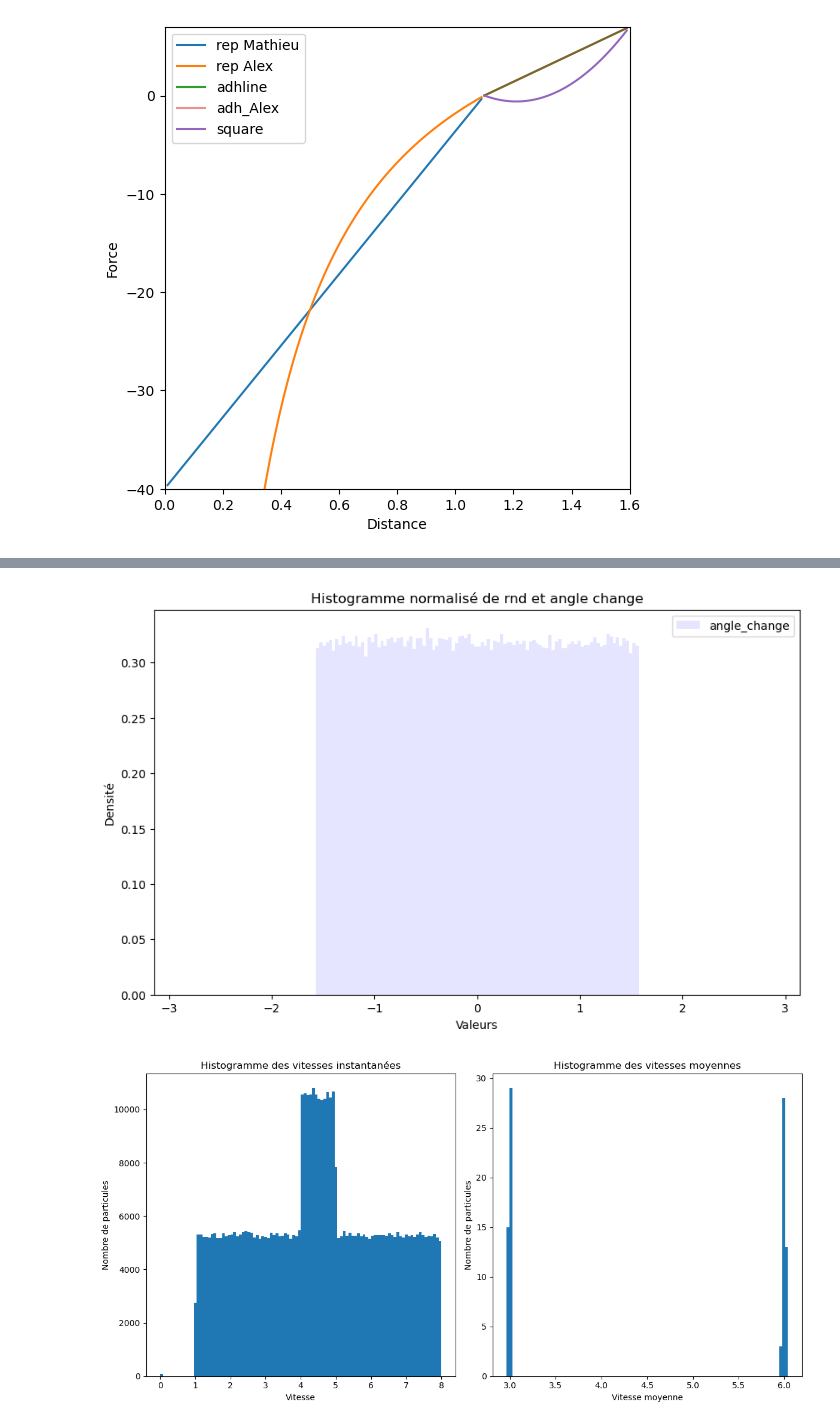
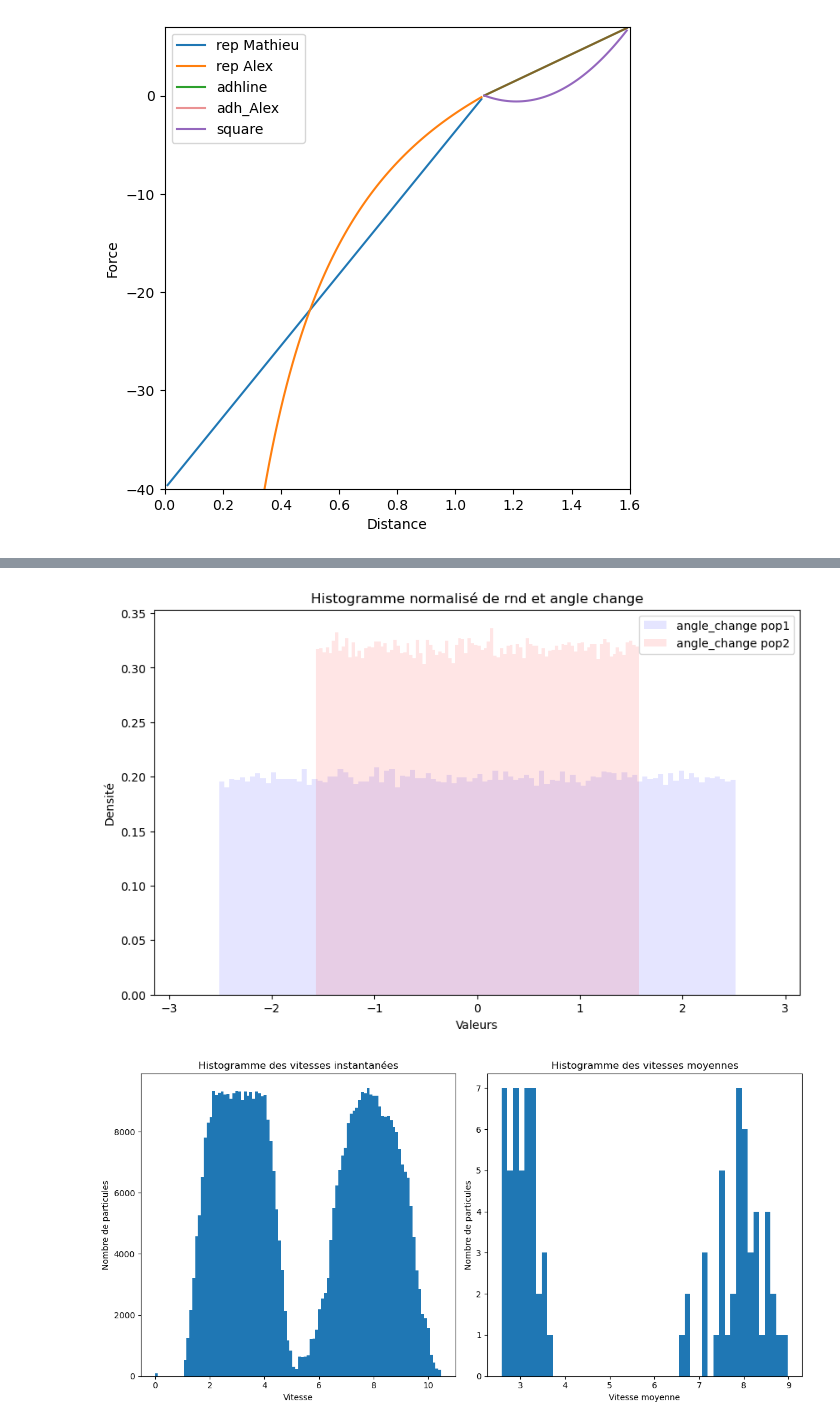
Before and after one commit to Alex-code-lab/particle_model, a Jupyter notebook: Modèle_Simu_particules_num_part.ipynb, the cells around one changed output, grey strips where cells are left out. Cells and saved outputs as stored; diff of their text form; code cells hidden in the pictures.

```diff
--- a/Modèle_Simu_particules_num_part.ipynb
+++ b/Modèle_Simu_particules_num_part.ipynb
@@ -248,11 +263,7 @@ R_0 = 1.6 # 16  # interaction radius in um
 MIN_DISTANCE_INIT = R_EQ
 
 # factor simulation
-NOISE = 5 #10 # noise intensity
-FLUCTUATION_FACTOR = 4 #4
-TAU = 5 # 5 # characteristic time for the polarization to align in the scattering direction defined by v=dr/dt = time
-PERSISTENCE_POP1 = 0 #0.1
-PERSISTENCE_POP2 = 0 #0.4
+FLUCTUATION_FACTOR = 3 #4
 
 # Cells definition
 PACKING_FRACTION = 0.00002
@@ -261,7 +272,16 @@ N_CELLS = int((PACKING_FRACTION*SPACE_SIZE**2)/
 # N = 2000
 print(N_CELLS, "cells")
 velocity_magnitude_pop1 = 3 #um/min
-velocity_magnitude_pop2 = 6 # um/min
+ECART_TYPE_POP1 = 0.3
+NOISE_POP_1 = 8 # noise intensity on the angle at each step
+TAU_POP_1 = 5 # characteristic time for the polarization to align in the scattering direction defined by v=dr/dt = time
+PERSISTENCE_POP1 = 0 #0.1
+
+velocity_magnitude_pop2 = 8 # um/min
+ECART_TYPE_POP2 = 0.5
+NOISE_POP_2 = 5
+TAU_POP_2 = 5
+PERSISTENCE_POP2 = 0 #0.4
 
 COEFF_CARRE = 50
 COEFF_REP = 0.5
@@ -277,25 +297,17 @@ Frep =  40
 # %%
 cell_id_counter = 0  # Commencez le comptage des ID à partir de 0
 # In[Definition of the populations]
-# population1 = Population(num_cells=int(N_CELLS/2), space_size=SPACE_SIZE,\
-#                          velocity_magnitude=velocity_magnitude_pop1,\
-#                          persistence=PERSISTENCE_POP1,\
-#                          min_distance=MIN_DISTANCE_INIT)
-
-# population2 = Population(num_cells=int(N_CELLS/2), space_size=SPACE_SIZE,\
-                        #  velocity_magnitude=velocity_magnitude_pop2,\
-                        #  persistence=PERSISTENCE_POP2,\
-                        #  min_distance=MIN_DISTANCE_INIT)
-
 population1 = Population(num_cells=int(N_CELLS/2), space_size=SPACE_SIZE,
                          velocity_magnitude=velocity_magnitude_pop1,
-                         persistence=PERSISTENCE_POP1,
-                         min_distance=MIN_DISTANCE_INIT, pop_tag="Population 1")
+                         persistence=PERSISTENCE_POP1, ecart_type=ECART_TYPE_POP1,
+                         min_distance=MIN_DISTANCE_INIT, pop_tag="Population 1",
+                         tau = TAU_POP_1, noise=NOISE_POP_1)
 
 population2 = Population(num_cells=int(N_CELLS/2), space_size=SPACE_SIZE,
                          velocity_magnitude=velocity_magnitude_pop2,
-                         persistence=PERSISTENCE_POP2,
-                         min_distance=MIN_DISTANCE_INIT, pop_tag="Population 2")
+                         persistence=PERSISTENCE_POP2, ecart_type=ECART_TYPE_POP2,
+                         min_distance=MIN_DISTANCE_INIT, pop_tag="Population 2",
+                         tau = TAU_POP_2, noise=NOISE_POP_2)
 
 cells = population1.cells + population2.cells
 
@@ -433,7 +445,7 @@ while time < TIME_SIMU :
         cell.position = torch.remainder(cell.position, SPACE_SIZE)
 
         # Mise à jour de la direction de la cellule
-        new_direction = autovel(disp.unsqueeze(0), cell.direction.unsqueeze(0), TAU, NOISE, DELTA_T, persistence=cell.persistence)
+        new_direction = autovel(disp.unsqueeze(0), cell.direction.unsqueeze(0), cell.tau, cell.noise, DELTA_T, persistence=cell.persistence)
         cell.direction = new_direction.squeeze(0)
         # Ajouter les informations de la cellule à la liste temporaire
         data_list.append({
@@ -571,7 +575,9 @@ print(df['angle_change'].max())
 # Créer une nouvelle figure
 plt.figure(figsize=(10, 6))
 # Tracer l'histogramme pour 'angle_change' (normalisé)
-plt.hist(df['angle_change'], bins=100, alpha=0.1, color='blue', label='angle_change', density=True)
+plt.hist(df[df['pop_tag']=='Population 1']['angle_change'], bins=100, alpha=0.1, color='blue', label='angle_change pop1', density=True)
+plt.hist(df[df['pop_tag']=='Population 2']['angle_change'], bins=100, alpha=0.1, color='red', label='angle_change pop2', density=True)
+
 # Ajouter une légende
 plt.legend()
 # plt.ylim(0, 0.001)
@@ -583,31 +589,31 @@ plt.title('Histogramme normalisé de rnd et angle change')
 # Afficher la figure
 plt.show()
 # %% [output]
-[figure, old version]
+[figure, new version]
 # %%
 # Créer une figure et deux subplots (axes) sur une grille de 1x2
 fig, axs = plt.subplots(1, 2, figsize=(12, 6))  # La figure a 1 ligne et 2 colonnes de graphiques
 
 # Tracer le premier histogramme sur le premier axe (panneau)
 axs[0].hist(df['vitesse'], bins = 100)
 axs[0].set_title('Histogramme des vitesses instantanées')
 axs[0].set_xlabel('Vitesse')
 axs[0].set_ylabel('Nombre de particules')
 
 # Tracer le second histogramme sur le second axe (panneau)
-axs[1].hist(vitesse_moyenne, bins=100)
+axs[1].hist(vitesse_moyenne, bins=50)
 # axs[1].set_xlim(4, 6)  # Décommentez et ajustez si nécessaire
 axs[1].set_title('Histogramme des vitesses moyennes')
 axs[1].set_xlabel('Vitesse moyenne')
 axs[1].set_ylabel('Nombre de particules')
 
 # Ajuster l'espacement entre les subplots pour éviter le chevauchement des titres et des étiquettes
 plt.tight_layout()
 
 # Afficher la figure contenant les deux subplots
 plt.show()
 # %% [output]
-[figure, old version]
+[figure, new version]
 # %%
 fig, ax = plt.subplots()
 tp.plot_traj(traj=df)
```
Also changed, not shown: parts of 10 cells of this notebook.
